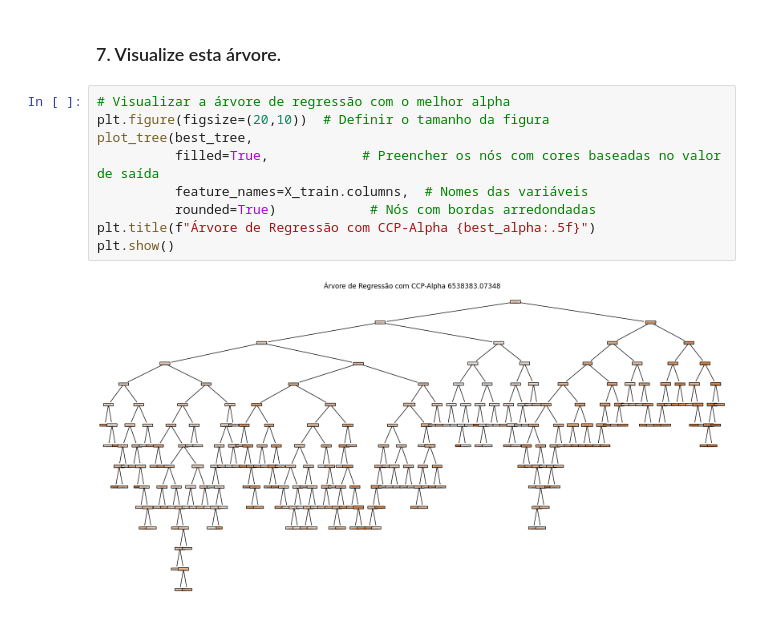
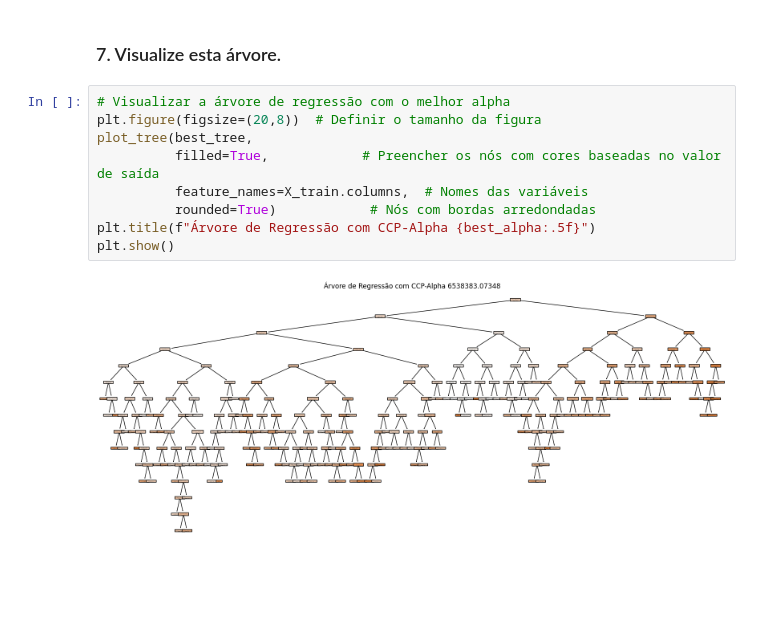
Before and after one commit to vini547/volta-zero, a Jupyter notebook: Profissao_Cientista_de_Dados_M11_assignment02.ipynb, the cells around one changed output. Saved outputs shown, nothing was run; the diff lists cells and outputs as text; blank space fills up the shorter version.

```diff
--- a/Profissao_Cientista_de_Dados_M11_assignment02.ipynb
+++ b/Profissao_Cientista_de_Dados_M11_assignment02.ipynb
@@ -189,12 +189,12 @@ R-quadrado na base de teste para a árvore com CCP-Alpha 6538383.07348: 0.71520
 ### 7. Visualize esta árvore.
 # %%
 # Visualizar a árvore de regressão com o melhor alpha
-plt.figure(figsize=(20,10))  # Definir o tamanho da figura
+plt.figure(figsize=(20,8))  # Definir o tamanho da figura
 plot_tree(best_tree,
           filled=True,            # Preencher os nós com cores baseadas no valor de saída
           feature_names=X_train.columns,  # Nomes das variáveis
           rounded=True)            # Nós com bordas arredondadas
 plt.title(f"Árvore de Regressão com CCP-Alpha {best_alpha:.5f}")
 plt.show()
 # %% [output]
-[figure, old version]
+[figure, new version]
```
Also changed, not shown: 1 other file.
